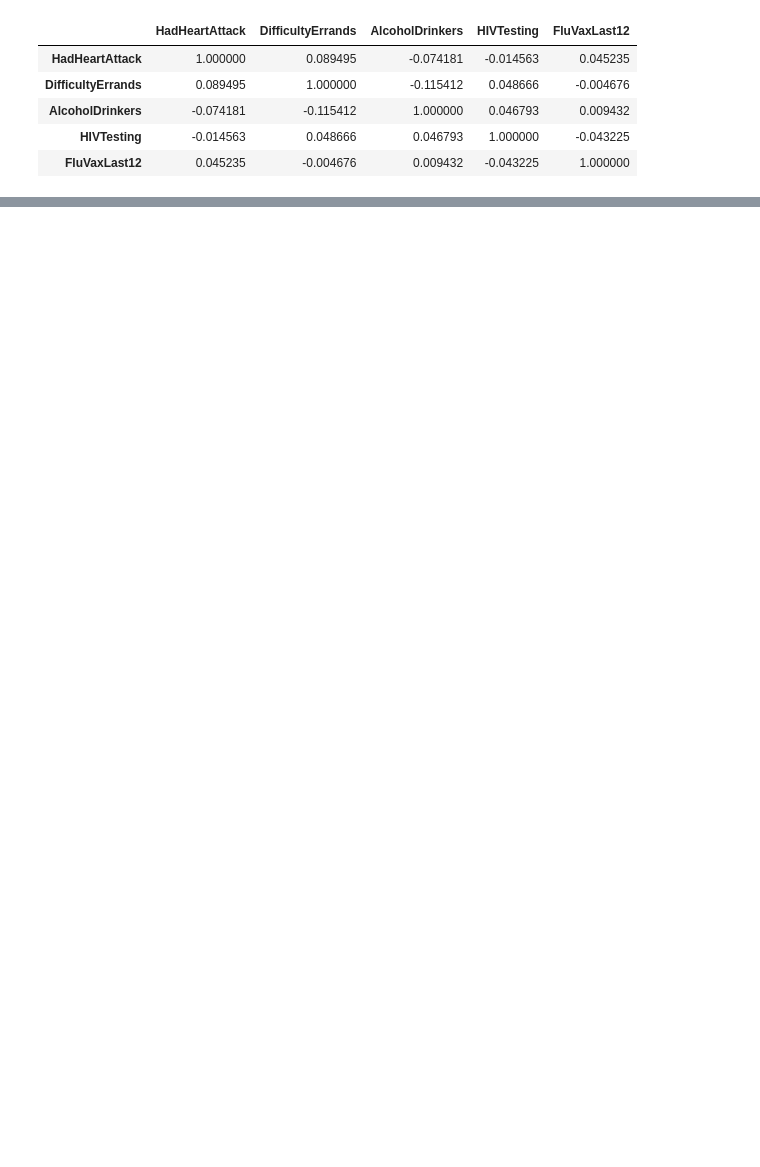
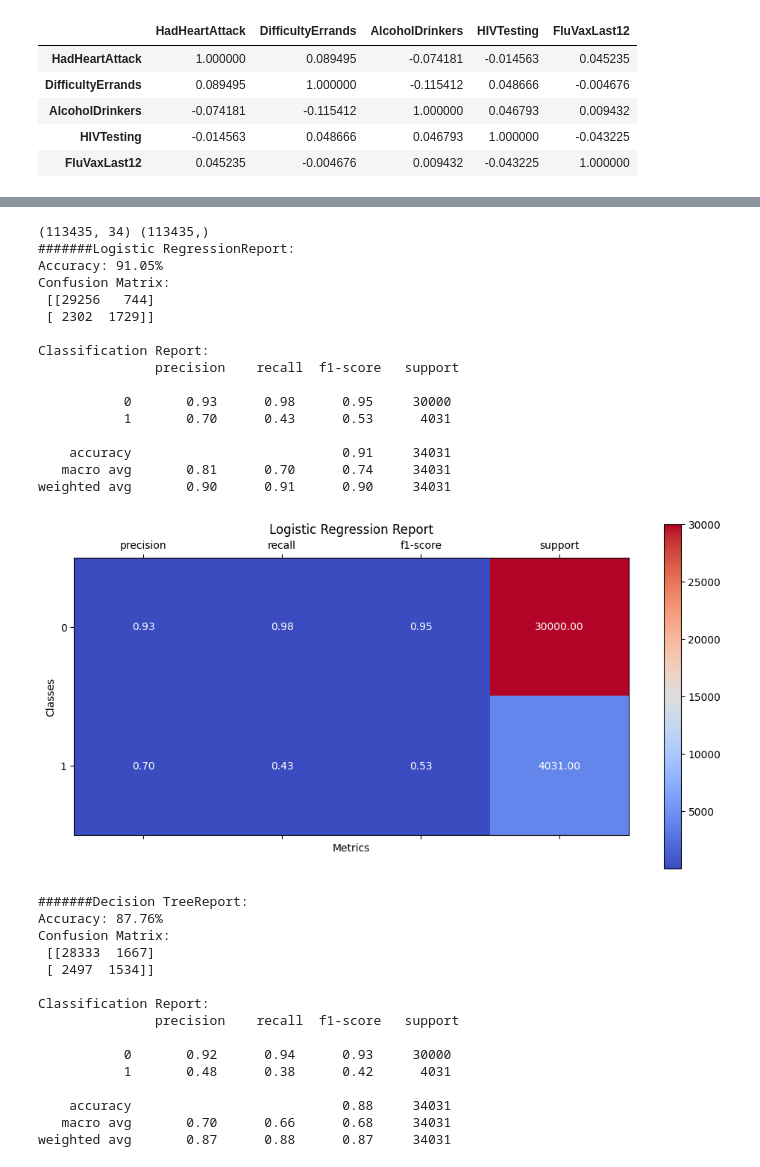
Before and after one commit to vggajam/heart-disease-prediction, a Jupyter notebook: Code/03-EDA.ipynb, the cells around one changed output, grey strips where cells are left out. Drawn from its saved outputs; the diff is of its cells as text; code cells hidden in the pictures; blank space fills up the shorter version.

Commit message:
model creation

```diff
--- a/Code/03-EDA.ipynb
+++ b/Code/03-EDA.ipynb
@@ -627,0 +656,2 @@ df.drop(['State','Sex'],axis=1,inplace=True)
+# %%
+df.drop_duplicates(inplace=True)
@@ -627,0 +666,4 @@ df.drop(['State','Sex'],axis=1,inplace=True)
+# %%
+df_0 = df[df['HadHeartAttack'] == 0].iloc[:100000]
+df_1 = df[df['HadHeartAttack'] == 1]
+df_new = pd.concat([df_0, df_1])
@@ -628,32 +690,89 @@ df.drop(['State','Sex'],axis=1,inplace=True)
 # %%
 ## Base Model development
 # split train test
-y = df['HadHeartAttack']
-X = df.drop(['HadHeartAttack'], axis=1)
+y = df_new['HadHeartAttack']
+#X = df_new[['PhysicalHealthDays','HadStroke','HadAngina','DifficultyWalking','HadKidneyDisease','HadCOPD','DeafOrHardOfHearing','HadArthritis','DifficultyErrands','DifficultyDressingBathing','BMI_0.0','BMI_1.0','BMI_2.0','BMI_3.0','BMI_4.0','BMI_5.0']]
+X = df_new[['HadAngina','RemovedTeeth_0.0','RemovedTeeth_1.0','RemovedTeeth_3.0','DifficultyWalking','ChestScan','HadCOPD','HadDiabetes_0.0','HadDiabetes_1.0','HadDiabetes_2.0','HadDiabetes_3.0','PhysicalHealthDays','GeneralHealth_0.0','GeneralHealth_1.0','GeneralHealth_2.0','GeneralHealth_3.0','GeneralHealth_4.0','HighRiskLastYear','PhysicalActivities','Sex_enc','AlcoholDrinkers','LastCheckupTime_0.0','LastCheckupTime_1.0','LastCheckupTime_2.0','LastCheckupTime_3.0','TetanusLast10Tdap_0.0','TetanusLast10Tdap_1.0','TetanusLast10Tdap_2.0','TetanusLast10Tdap_3.0','RaceEthnicityCategory_0.0','RaceEthnicityCategory_1.0','RaceEthnicityCategory_2.0','RaceEthnicityCategory_3.0','RaceEthnicityCategory_4.0']]
+
+#X= df_new.drop(['HadHeartAttack'],axis=1)
 print(X.shape, y.shape)
 from sklearn.model_selection import train_test_split
 from sklearn.linear_model import LogisticRegression
 from sklearn.ensemble import RandomForestClassifier, AdaBoostClassifier, GradientBoostingClassifier
 from sklearn import tree
 from sklearn.tree import DecisionTreeClassifier
 from sklearn.metrics import accuracy_score, classification_report, confusion_matrix, roc_curve, auc
 from xgboost import XGBClassifier
-X_train, X_test, y_train, y_test = train_test_split( X, y, test_size=0.2, random_state=42)
+import matplotlib.pyplot as plt
+import numpy as np
+X_train, X_test, y_train, y_test = train_test_split( X, y, test_size=0.3, random_state=42, stratify=y)
 LrModel = LogisticRegression()
 DtModel = DecisionTreeClassifier()
 Rfmodel = RandomForestClassifier()
 Abmodel = AdaBoostClassifier()
 Gbmodel = GradientBoostingClassifier()
 Xgbmodel = XGBClassifier()
 # Evaluate the model
 modellist = ['Logistic Regression','Decision Tree', 'Random Forest Classifier', 'AdaBoost Classifier', 'Gradient Boosting Classifier', 'XGBoost classifier']
 i = 0
+def plot_report(report, modelname):
+    labels = list(report.keys())[:-3]  # Exclude 'accuracy', 'macro avg', 'weighted avg'
+    metrics = ['precision', 'recall', 'f1-score', 'support']
+    data = np.array([[report[label][metric] for metric in metrics] for label in labels])
+    fig, ax = plt.subplots(figsize=(12, 6))
+    cax = ax.matshow(data, cmap='coolwarm')
+    plt.xticks(range(len(metrics)), metrics)
+    plt.yticks(range(len(labels)), labels)
+    plt.colorbar(cax)
+    # Adding the text
+    for (i, j), val in np.ndenumerate(data):
+        ax.text(j, i, f'{val:.2f}', ha='center', va='center', color='white')
+    plt.xlabel('Metrics')
+    plt.ylabel('Classes')
+    plt.title(modelname + ' Report')
+    plt.show()
 for model in [LrModel,DtModel,Rfmodel,Abmodel,Gbmodel,Xgbmodel]:
-  model.fit(X_train, y_train)
+#for model in [LrModel]:
+  model_fit = model.fit(X_train, y_train)
   y_pred = model.predict(X_test)
   accuracy = accuracy_score(y_test, y_pred)
   print('#######'+ modellist[i]+'Report:')
   print("Accuracy: {:.2f}%".format(accuracy * 100))
   print("Confusion Matrix:\n", confusion_matrix(y_test, y_pred))
   print("\nClassification Report:\n", classification_report(y_test, y_pred))
+  print("\n")
+  plot_report(classification_report(y_test, y_pred, output_dict=True), modellist[i])
   i = i+1
+# %% [output]
+(113435, 34) (113435,)
+#######Logistic RegressionReport:
+Accuracy: 91.05%
+Confusion Matrix:
+ [[29256   744]
+ [ 2302  1729]]
+
+Classification Report:
+               precision    recall  f1-score   support
+
+           0       0.93      0.98      0.95     30000
+           1       0.70      0.43      0.53      4031
+
+    accuracy                           0.91     34031
+   macro avg       0.81      0.70      0.74     34031
+weighted avg       0.90      0.91      0.90     34031
+[figure, added]
+#######Decision TreeReport:
+Accuracy: 87.76%
+Confusion Matrix:
+ [[28333  1667]
+ [ 2497  1534]]
+
+Classification Report:
+               precision    recall  f1-score   support
+
+           0       0.92      0.94      0.93     30000
+           1       0.48      0.38      0.42      4031
+
+    accuracy                           0.88     34031
+   macro avg       0.70      0.66      0.68     34031
+weighted avg       0.87      0.88      0.87     34031
```
Also changed, not shown: parts of 15 cells of this notebook.
